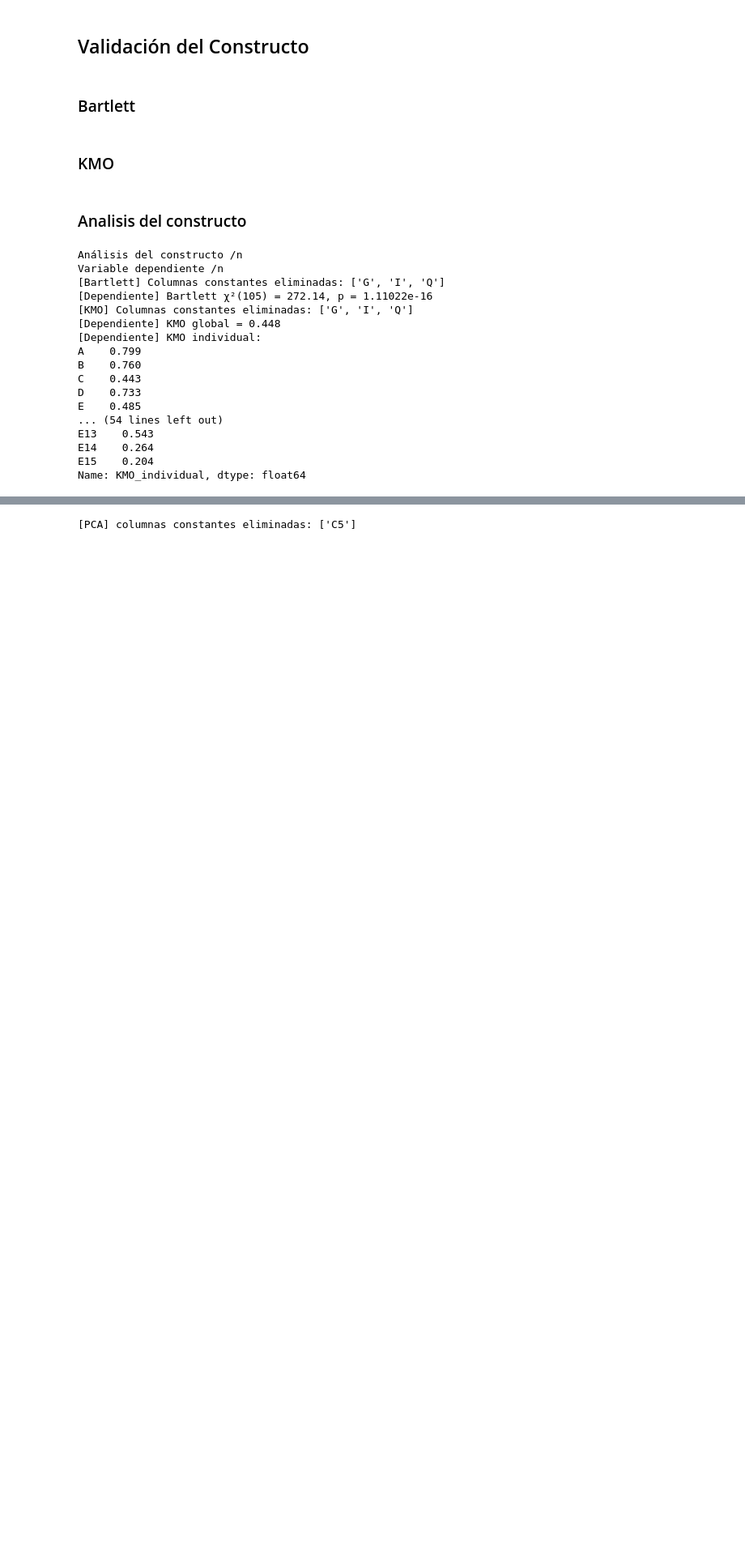
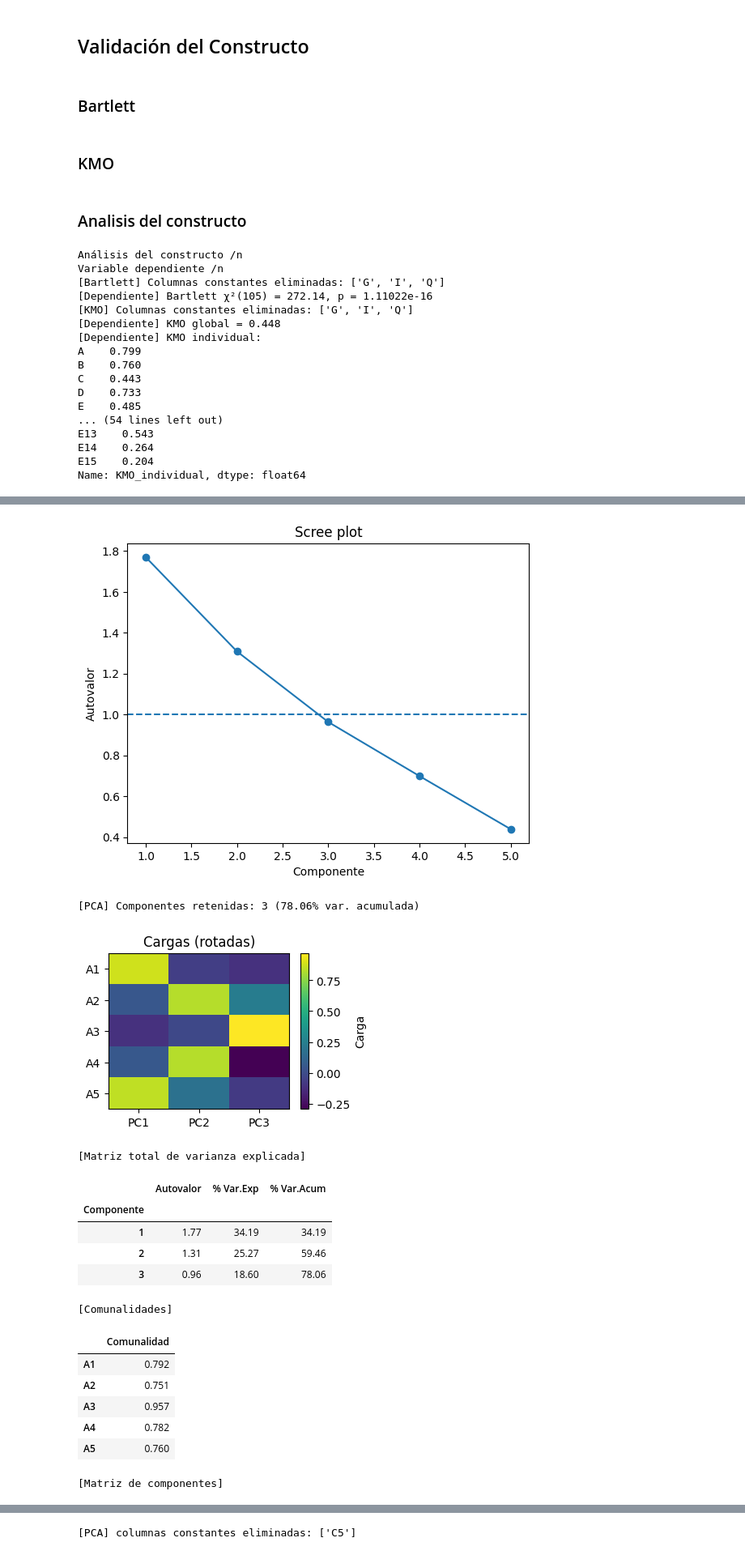
Before and after one commit to BrajanNieto/stats-prob-py, a Jupyter notebook: 100. PilotoAnalysis.ipynb, the cells around one changed output, grey strips where cells are left out. Shown at 81% size. Drawn from its saved outputs; the diff is of its cells as text; code cells hidden in the pictures; blank space fills up the shorter version.

```diff
--- a/100. PilotoAnalysis.ipynb
+++ b/100. PilotoAnalysis.ipynb
@@ -420,3 +348,23 @@ def pca_report(df, cols, variance_threshold=0.80, rotate=True, random_state=None
 
 # Ejemplo:
 # info = pca_report(df_piloto, vindependiente2_cols, variance_threshold=0.80)
+# %%
+info = pca_report(df_piloto, vindependiente1_cols, variance_threshold=0.80)
+# %% [output]
+[figure, added]
+[PCA] Componentes retenidas: 3 (78.06% var. acumulada)
+[figure, added]
+[Matriz total de varianza explicada]
+|  | Autovalor | % Var.Exp | % Var.Acum |
+| Componente |  |  |  |
+| 1 | 1.77 | 34.19 | 34.19 |
+| 2 | 1.31 | 25.27 | 59.46 |
+| 3 | 0.96 | 18.60 | 78.06 |
+[Comunalidades]
+|  | Comunalidad |
+| A1 | 0.792 |
+| A2 | 0.751 |
+| A3 | 0.957 |
+| A4 | 0.782 |
+| A5 | 0.760 |
+[Matriz de componentes]
```
Also changed, not shown: parts of 7 cells of this notebook.
